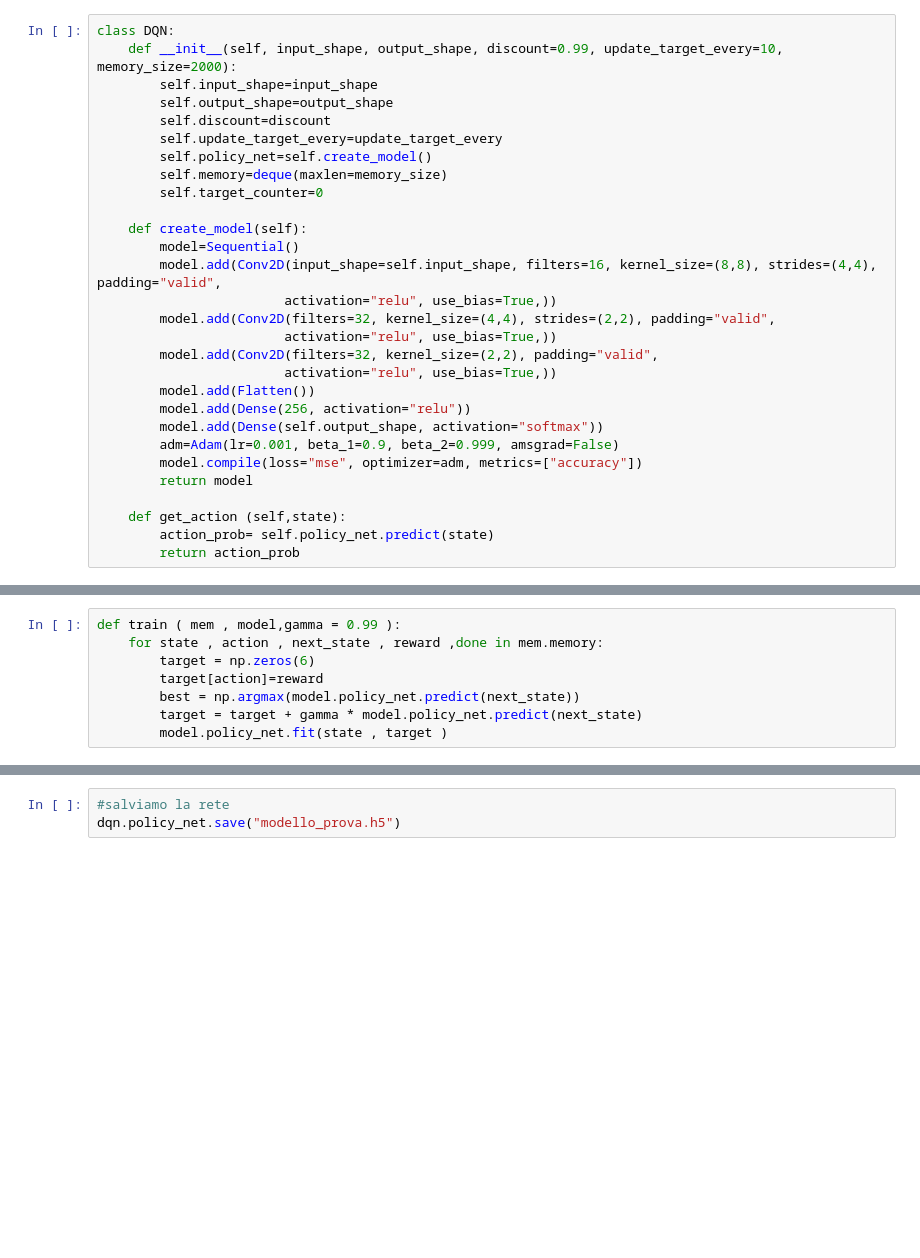
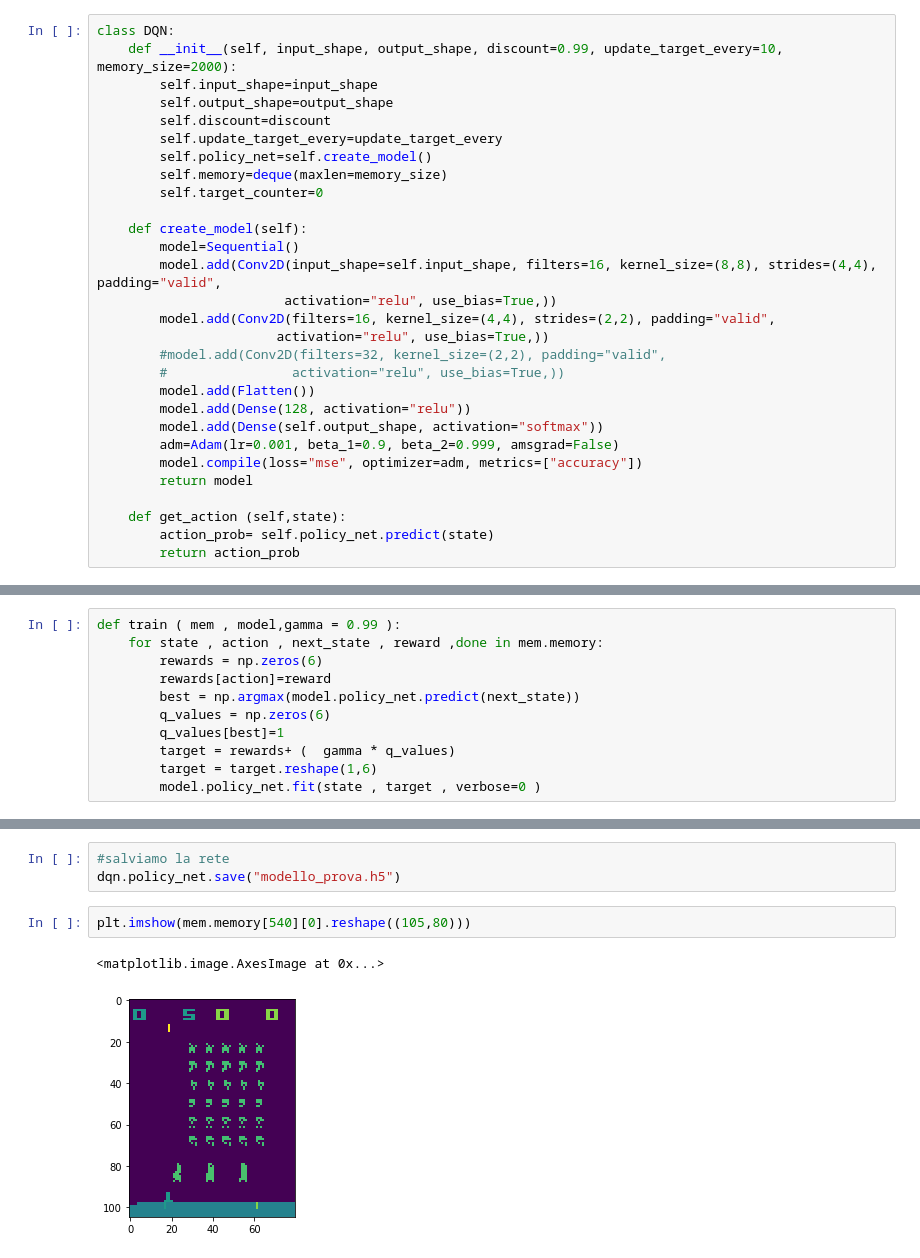
Before and after one commit to NizarBenSfar/Esame_Parton, a Jupyter notebook: Esame/Progetto.ipynb, the cells around one changed output, grey strips where cells are left out. Cells and saved outputs as stored; diff of their text form; blank space fills up the shorter version.

```diff
--- a/Esame/Progetto.ipynb
+++ b/Esame/Progetto.ipynb
@@ -31,12 +31,12 @@ class DQN:
         model=Sequential()
         model.add(Conv2D(input_shape=self.input_shape, filters=16, kernel_size=(8,8), strides=(4,4), padding="valid",
                         activation="relu", use_bias=True,))
-        model.add(Conv2D(filters=32, kernel_size=(4,4), strides=(2,2), padding="valid",
-                        activation="relu", use_bias=True,))
-        model.add(Conv2D(filters=32, kernel_size=(2,2), padding="valid",
-                        activation="relu", use_bias=True,))
+        model.add(Conv2D(filters=16, kernel_size=(4,4), strides=(2,2), padding="valid",
+                       activation="relu", use_bias=True,))
+        #model.add(Conv2D(filters=32, kernel_size=(2,2), padding="valid",
+        #                activation="relu", use_bias=True,))
         model.add(Flatten())
-        model.add(Dense(256, activation="relu"))
+        model.add(Dense(128, activation="relu"))
         model.add(Dense(self.output_shape, activation="softmax"))
         adm=Adam(lr=0.001, beta_1=0.9, beta_2=0.999, amsgrad=False)
         model.compile(loss="mse", optimizer=adm, metrics=["accuracy"])
@@ -140,8 +205,11 @@ env.close()
 # %%
 def train ( mem , model,gamma = 0.99 ):
     for state , action , next_state , reward ,done in mem.memory:
-        target = np.zeros(6)
-        target[action]=reward
+        rewards = np.zeros(6)
+        rewards[action]=reward
         best = np.argmax(model.policy_net.predict(next_state))
-        target = target + gamma * model.policy_net.predict(next_state)
-        model.policy_net.fit(state , target )
+        q_values = np.zeros(6)
+        q_values[best]=1
+        target = rewards+ (  gamma * q_values)
+        target = target.reshape(1,6)
+        model.policy_net.fit(state , target , verbose=0 )
@@ -182,3 +268,8 @@ env.close()
 # %%
 #salviamo la rete
 dqn.policy_net.save("modello_prova.h5")
+# %%
+plt.imshow(mem.memory[540][0].reshape((105,80)))
+# %% [output]
+<matplotlib.image.AxesImage at 0x...>
+[figure, added]
```
Also changed, not shown: parts of 10 cells of this notebook.
